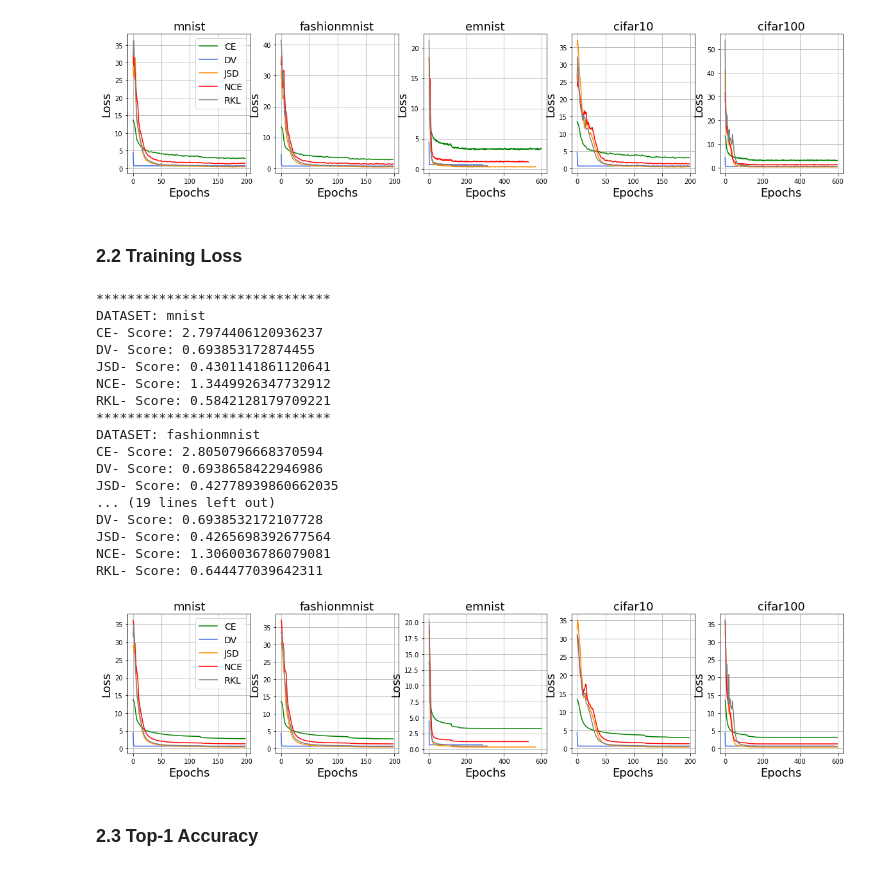
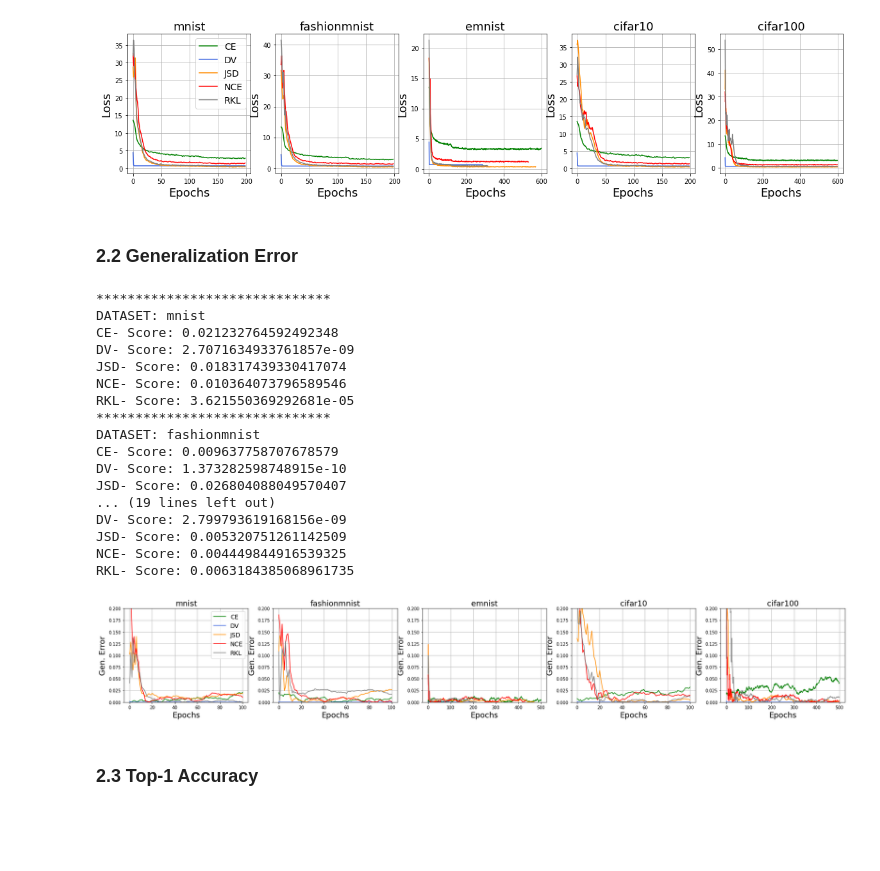
Before and after one commit to karush17/ECE1504-Project, a Jupyter notebook: log/Results.ipynb, the cells around one changed output. Cells and saved outputs as stored; diff of their text form; code cells hidden in the pictures; blank space fills up the shorter version.

```diff
--- a/log/Results.ipynb
+++ b/log/Results.ipynb
@@ -107,7 +107,7 @@ NCE- Score: 1.1721991300582886
 RKL- Score: 0.5581740140914917
 [figure]
 # %% [markdown]
-### 2.2 Training Loss
+### 2.2 Generalization Error
 # %%
 ce_name = '/content/drive/My Drive/Colab Notebooks/StatsProject/resnet18/ce/'
 dv_name = '/content/drive/My Drive/Colab Notebooks/StatsProject/resnet18/DV/'
@@ -120,65 +120,73 @@ env_list = ['mnist', 'fashionmnist', 'emnist','cifar10','cifar100']
 
 sns.set_style( {'axes.grid' : True}) #'dark',
 alpha = 0.2
-avg = 2
-fig = plt.figure(figsize=(20,4))
-fig.subplots_adjust(hspace=0.3)
+avg = 100
+fig = plt.figure(figsize=(30,4))
+fig.subplots_adjust(hspace=0.5)
 diff = False
 
 mes = 'avg_loss'
+mes1 = 'val_loss'
 
 count = 1
 for env_name in env_list:
+
+    avg_ce1 = moving_average(pkl.load(open(ce_name+env_name+'/log.pkl','rb'))[mes1],avg)
+    avg_dv1 = moving_average(pkl.load(open(dv_name+env_name+'/log.pkl','rb'))[mes1],avg)
+    avg_jsd1 = moving_average(pkl.load(open(jsd_name+env_name+'/log.pkl','rb'))[mes1],avg)
+    avg_nce1 = moving_average(pkl.load(open(nce_name+env_name+'/log.pkl','rb'))[mes1],avg)
+    avg_rkl1 = moving_average(pkl.load(open(rkl_name+env_name+'/log.pkl','rb'))[mes1],avg)
 
     avg_ce = moving_average(pkl.load(open(ce_name+env_name+'/log.pkl','rb'))[mes],avg)
     avg_dv = moving_average(pkl.load(open(dv_name+env_name+'/log.pkl','rb'))[mes],avg)
     avg_jsd = moving_average(pkl.load(open(jsd_name+env_name+'/log.pkl','rb'))[mes],avg)
     avg_nce = moving_average(pkl.load(open(nce_name+env_name+'/log.pkl','rb'))[mes],avg)
     avg_rkl = moving_average(pkl.load(open(rkl_name+env_name+'/log.pkl','rb'))[mes],avg)
 
     print("*"*30)
     print("DATASET:", env_name)
-    print("CE- Score:",min(avg_ce))
-    print("DV- Score:",min(avg_dv))
-    print("JSD- Score:",min(avg_jsd))
-    print("NCE- Score:",min(avg_nce))
-    print("RKL- Score:",min(avg_rkl))
+    print("CE- Score:",abs(min(avg_ce) - min(avg_ce1)))
+    print("DV- Score:",abs(min(avg_dv) - min(avg_dv1)))
+    print("JSD- Score:",abs(min(avg_jsd) - min(avg_jsd1)))
+    print("NCE- Score:",abs(min(avg_nce) - min(avg_nce1)))
+    print("RKL- Score:",abs(min(avg_rkl) - min(avg_rkl1)))
 
     plt.subplot(1,5,count)
     plt.title(env_name, fontsize=18)
-    plt.plot(np.arange(0,len(avg_ce),1),avg_ce, color='green')
-    plt.plot(np.arange(0,len(avg_dv),1),avg_dv, color='royalblue')
-    plt.plot(np.arange(0,len(avg_jsd),1),avg_jsd, color='darkorange')
-    plt.plot(np.arange(0,len(avg_nce),1),avg_nce, color='red')
-    plt.plot(np.arange(0,len(avg_rkl),1),avg_rkl, color='gray')
+    plt.plot(np.arange(0,len(avg_ce),1),abs(avg_ce - avg_ce1), color='green')
+    plt.plot(np.arange(0,len(avg_dv),1),abs(avg_dv - avg_dv1), color='royalblue')
+    plt.plot(np.arange(0,len(avg_jsd),1),abs(avg_jsd - avg_jsd1), color='darkorange')
+    plt.plot(np.arange(0,len(avg_nce),1),abs(avg_nce - avg_nce1), color='red')
+    plt.plot(np.arange(0,len(avg_rkl),1),abs(avg_rkl - avg_rkl1), color='gray')
     # plt.xticks(np.arange(0,len(avg_qmix)+20,50),np.arange(0,2.5,0.5))
     # plt.xticks([0,50,100,150,200-5],[0,0.5,1,1.5,2])
+    plt.ylim((0,0.2))
     plt.xlabel('Epochs', fontsize=18)
-    plt.ylabel('Loss', fontsize=18)
+    plt.ylabel('Gen. Error', fontsize=18)
     if env_name == 'mnist':
       plt.legend(['CE','DV', 'JSD', 'NCE', 'RKL'], fontsize=14)
     count += 1
 
-plt.savefig(checkpoint_name+'avg_loss.png', dpi=600)
+plt.savefig(checkpoint_name+'gen_error.png', dpi=600)
 # %% [output]
 ******************************
 DATASET: mnist
-CE- Score: 2.7974406120936237
-DV- Score: 0.693853172874455
-JSD- Score: 0.4301141861120641
-NCE- Score: 1.3449926347732912
-RKL- Score: 0.5842128179709221
+CE- Score: 0.021232764592492348
+DV- Score: 2.7071634933761857e-09
+JSD- Score: 0.018317439330417074
+NCE- Score: 0.010364073796589546
+RKL- Score: 3.621550369292681e-05
 ******************************
 DATASET: fashionmnist
-CE- Score: 2.8050796668370594
-DV- Score: 0.6938658422946986
-JSD- Score: 0.42778939860662035
+CE- Score: 0.009637758707678579
+DV- Score: 1.373282598748915e-10
+JSD- Score: 0.026804088049570407
 ... (19 lines left out)
-DV- Score: 0.6938532172107728
-JSD- Score: 0.4265698392677564
-NCE- Score: 1.3060036786079081
-RKL- Score: 0.644477039642311
+DV- Score: 2.799793619168156e-09
+JSD- Score: 0.005320751261142509
+NCE- Score: 0.004449844916539325
+RKL- Score: 0.0063184385068961735
-[figure, old version]
+[figure, new version]
 # %% [markdown]
 ### 2.3 Top-1 Accuracy
 # %%
```
Also changed, not shown: parts of 2 cells of this notebook, 30 other files.
